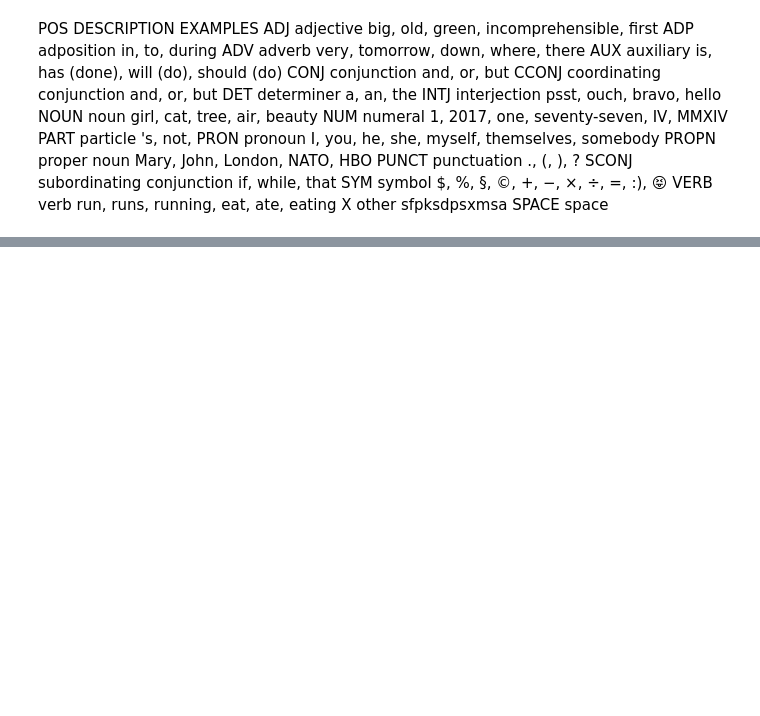
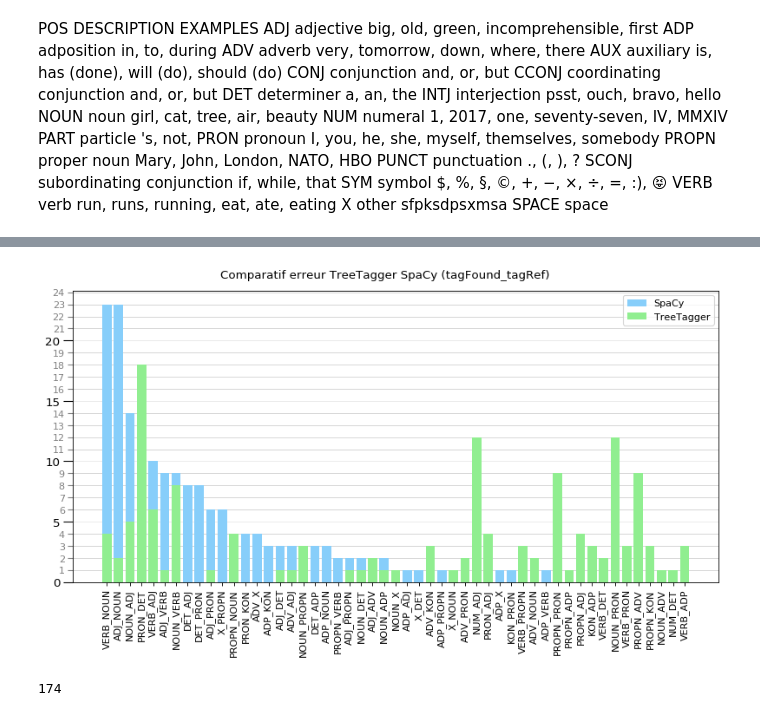
Before and after one commit to BastienCarbonnier/WebService_TALN, a Jupyter notebook: python/notebooks/Notebook_Tests.ipynb, the cells around one changed output, grey strips where cells are left out. Saved outputs shown, nothing was run; the diff lists cells and outputs as text; code cells hidden in the pictures; blank space fills up the shorter version.

```diff
--- a/python/notebooks/Notebook_Tests.ipynb
+++ b/python/notebooks/Notebook_Tests.ipynb
@@ -98,0 +215,9 @@ display(findAdjectifForNouns(phrase,10))
+# %%
+import re
+
+def suppressionPonct(text) :
+    #replaced = re.sub('[^\w\s]', '', text)
+    #replaced = re.sub(r'[^[.,\/#!$%\^&\*;:{}=\-_`~()]]', '', text)
+    replaced = text.translate({ord(i): " " for i in '.,\/#!$%\^&\*;:{}=_`~()'})
+    replaced = re.sub("\s+"," ",replaced)
+    return replaced
@@ -98,0 +609,43 @@ display(findAdjectifForNouns(phrase,10))
+# %%
+fig = plt.figure(dpi=80)
+fig.set_figheight(6)
+fig.set_figwidth(12)
+fig.suptitle('Comparatif erreur TreeTagger SpaCy (tagFound_tagRef)',va='baseline')
+ax = fig.add_subplot(1,1,1)
+ax.yaxis.grid(True, linestyle='-', which='major', color='lightgrey', alpha=0.5)
+ax.set_axisbelow(True)
+
+t = range(0, 25, 1)
+t = list(t)
+for i in [0,5,10,15,20]:
+    t.remove(i)
+
+plt.gca().yaxis.set_ticks(t, minor = True)
+plt.gca().yaxis.grid(True, which = 'both', color = 'lightgrey', zorder = 0)
+
+ax.yaxis.set_ticklabels(t, minor = True)
+ax.yaxis.set_tick_params(which = 'minor', length = 5, width = 1,
+                           color = 'grey', labelsize = 10, labelcolor = 'grey')
+
+ax.yaxis.set_tick_params(which = 'major', length = 10, width = 1,
+                           color = 'black', labelsize = 12)
+from collections import OrderedDict
+ordo = OrderedDict(sorted(tab_aff_spacy.items(), key=lambda t: t[1],reverse=True))
+
+plt.bar(ordo.keys(), ordo.values(), color='lightskyblue',label="SpaCy")
+
+plt.bar(tab_aff_tree.keys(), tab_aff_tree.values(), color='lightgreen', label="TreeTagger")
+
+
+
+plt.gcf().subplots_adjust(bottom = 0.25,top=0.95)
+legend()
+plt.xticks(rotation=90)
+
+plt.savefig("comparatif_TreeTagger_SpaCy.png")
+# %% [output]
+[figure, added]
+# %%
+sum(list(tab_aff_spacy.values()))
+# %% [output]
+174
```
Also changed, not shown: parts of 23 cells of this notebook, 7 other files.
